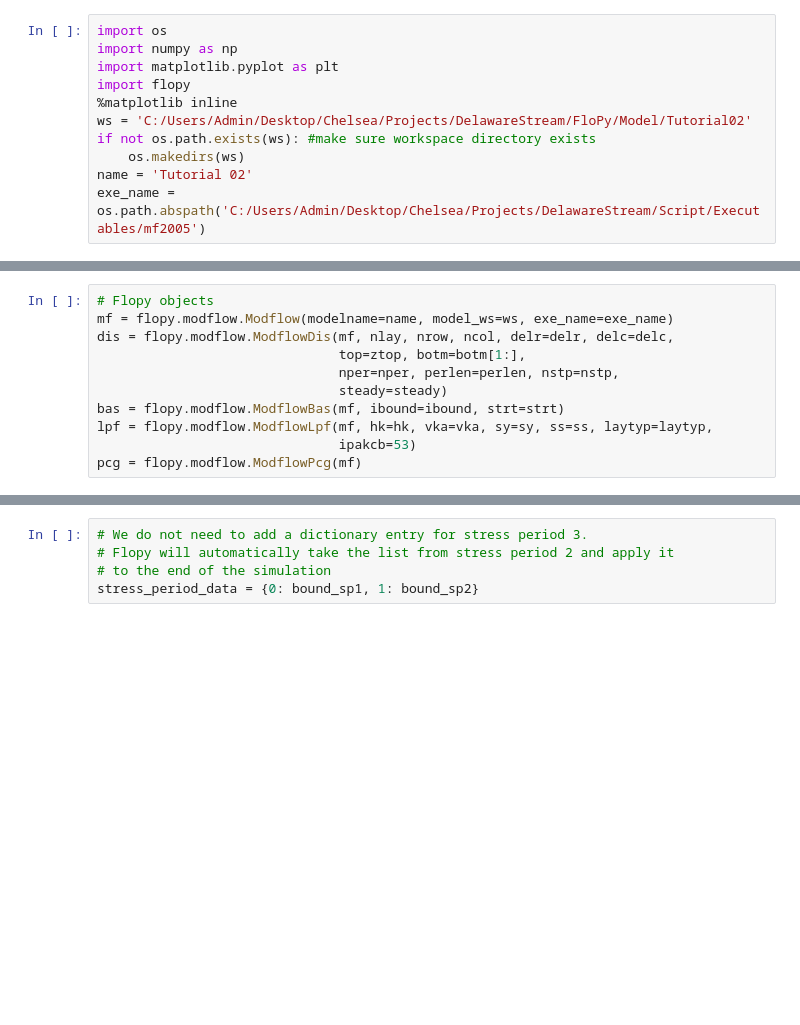
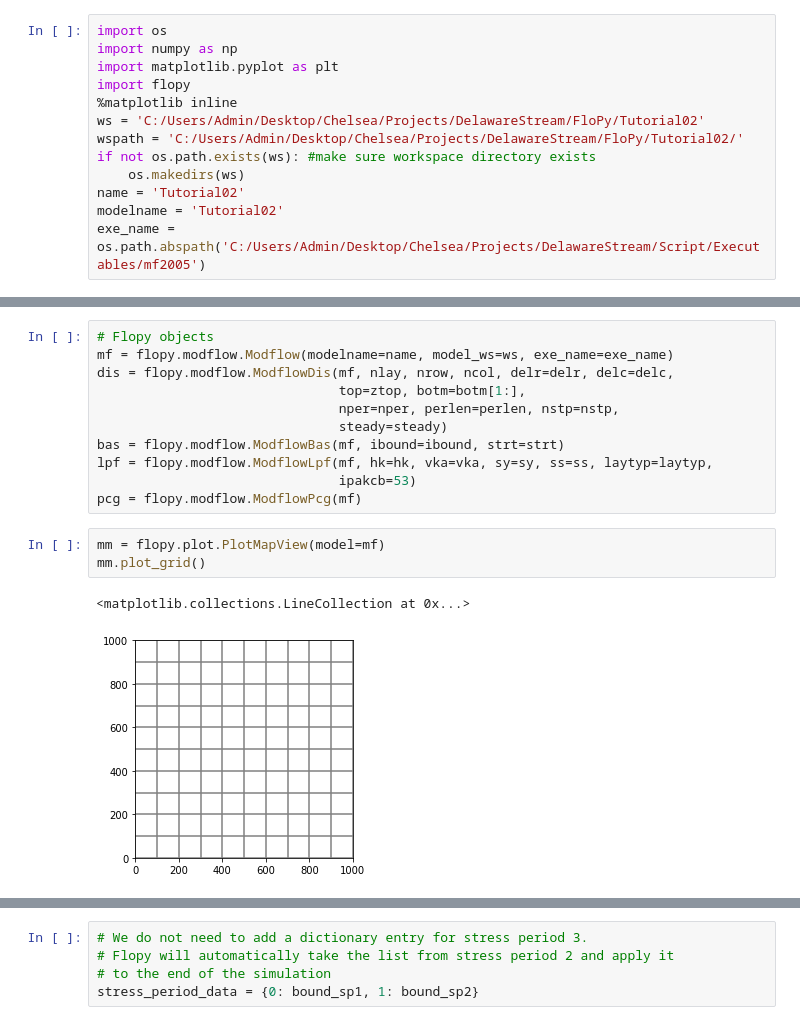
Before and after one commit to chelspeters7/DelawareStream, a Jupyter notebook: FloPy/Tutorial 02.ipynb, the cells around one changed output, grey strips where cells are left out. Cells and saved outputs as stored; diff of their text form; blank space fills up the shorter version.

```diff
--- a/FloPy/Tutorial 02.ipynb
+++ b/FloPy/Tutorial 02.ipynb
@@ -6,10 +6,12 @@ import numpy as np
 import matplotlib.pyplot as plt
 import flopy
 %matplotlib inline
-ws = 'C:/Users/Admin/Desktop/Chelsea/Projects/DelawareStream/FloPy/Model/Tutorial02'
+ws = 'C:/Users/Admin/Desktop/Chelsea/Projects/DelawareStream/FloPy/Tutorial02'
+wspath = 'C:/Users/Admin/Desktop/Chelsea/Projects/DelawareStream/FloPy/Tutorial02/'
 if not os.path.exists(ws): #make sure workspace directory exists
     os.makedirs(ws)
-name = 'Tutorial 02'
+name = 'Tutorial02'
+modelname = 'Tutorial02'
 exe_name = os.path.abspath('C:/Users/Admin/Desktop/Chelsea/Projects/DelawareStream/Script/Executables/mf2005')
 # %%
 # Model domain and grid definition
@@ -51,3 +53,9 @@ bas = flopy.modflow.ModflowBas(mf, ibound=ibound, strt=strt)
 lpf = flopy.modflow.ModflowLpf(mf, hk=hk, vka=vka, sy=sy, ss=ss, laytyp=laytyp,
                                ipakcb=53)
 pcg = flopy.modflow.ModflowPcg(mf)
+# %%
+mm = flopy.plot.PlotMapView(model=mf)
+mm.plot_grid()
+# %% [output]
+<matplotlib.collections.LineCollection at 0x...>
+[figure, added]
```
Also changed, not shown: parts of 11 cells of this notebook, 24 other files.
